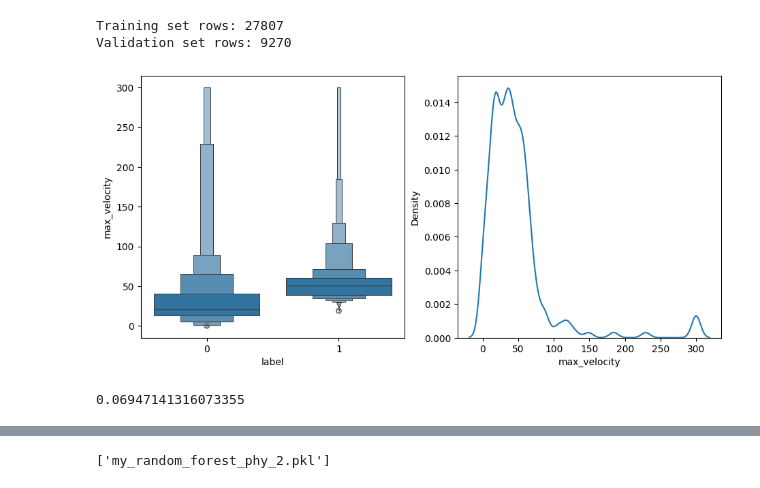
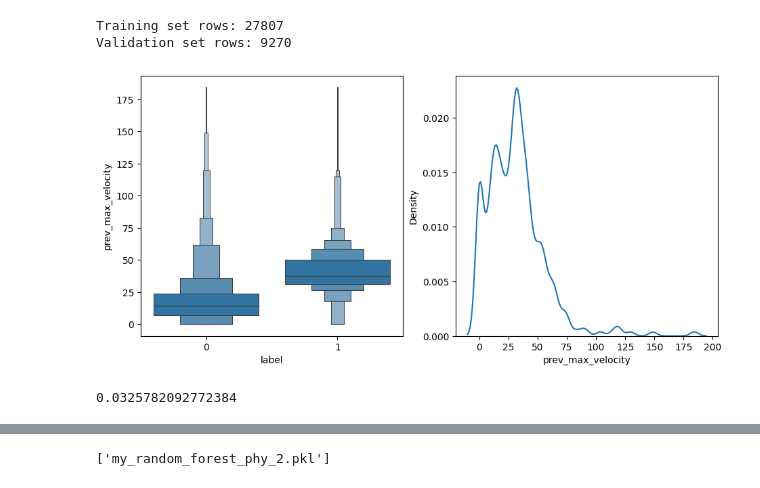
Before and after one commit to mordeLash/volleyball_analytics, a Jupyter notebook: src/_notebooks/rally-detector-final.ipynb, the cells around one changed output, grey strips where cells are left out. Saved outputs shown, nothing was run; the diff lists cells and outputs as text; code cells hidden in the pictures.

```diff
--- a/src/_notebooks/rally-detector-final.ipynb
+++ b/src/_notebooks/rally-detector-final.ipynb
@@ -18,9 +18,10 @@ Configuration set.
 # %% [markdown]
 Step #1 read data
 # %%
-df = pd.read_csv('../ball-detector/game7_full_physics_tracking.csv')
-data_path = '../ball-detector/game7_full_physics_tracking.csv'
-labels = pd.read_csv('../ball-detector/labels.csv')
+data_path = '../../output/training_data/game1_set1_tracks.csv'
+df = pd.read_csv(data_path)
+labels_path = "../../output/training_data/game1_rally_labels_per_frame.csv"
+labels = pd.read_csv(labels_path)
 # %%
 df.head()
 # %% [output]
@@ -360,5 +376,5 @@ def extract_features(dfo, window_size=30, start_frame=0,interpolation_size=5):
 # %%
-features_df = extract_features(clean_df, window_size=WINDOW_SIZE)
+features_df = extract_features(clean_df,window_size=50)
 # %%
 features_df[100:200]
 # %% [output]
@@ -457,12 +490,12 @@ Training set rows: 27807
 Validation set rows: 9270
 # %%
 import seaborn as sns
-df_meanVis = trn_df[(trn_df.max_velocity>0)]
+df_meanVis = trn_df[(trn_df.next_mean_velocity>0)]
 fig,axs = plt.subplots(1,2, figsize=(11,5))
-sns.boxenplot(data=df_meanVis, x=dep, y="max_velocity", ax=axs[0])
-sns.kdeplot(data=df_meanVis, x="max_velocity", ax=axs[1]);
+sns.boxenplot(data=df_meanVis, x=dep, y="prev_max_velocity", ax=axs[0])
+sns.kdeplot(data=df_meanVis, x="prev_max_velocity", ax=axs[1]);
 # %% [output]
-[figure, old version]
+[figure, new version]
 # %%
 def xs_y(df):
     xs = df[conts].copy()
@@ -473,8 +513,7 @@ val_xs,val_y = xs_y(val_df)
 # %%
-from sklearn.ensemble import RandomForestClassifier
 
-rf_phy = RandomForestClassifier(200, min_samples_leaf=10)
+rf_phy = RandomForestClassifier(300, min_samples_leaf=30)
 rf_phy.fit(trn_xs, trn_y);
 mean_absolute_error(val_y, rf_phy.predict(val_xs))
 # %% [output]
-0.06947141316073355
+0.0325782092772384
```
Also changed, not shown: parts of 19 cells of this notebook, 13 other files.
